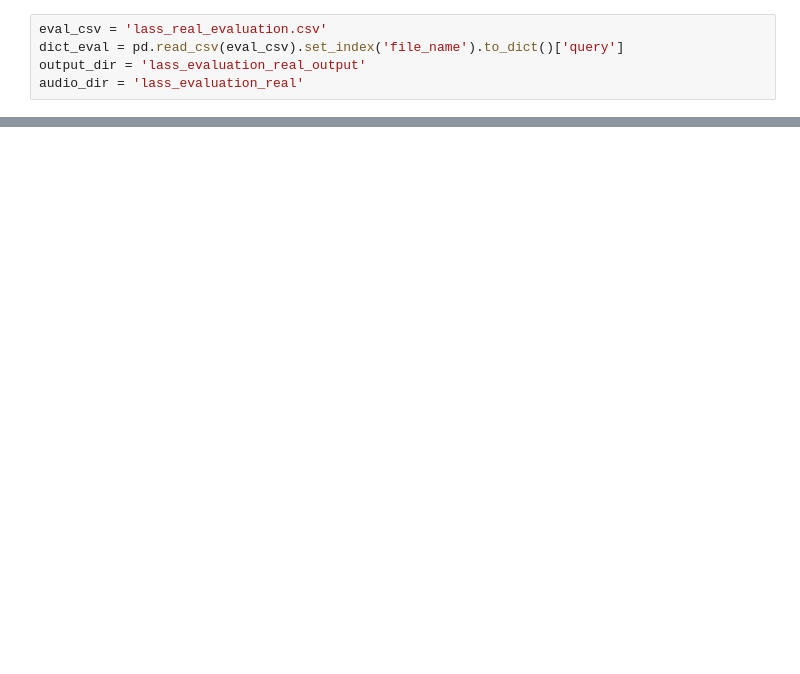
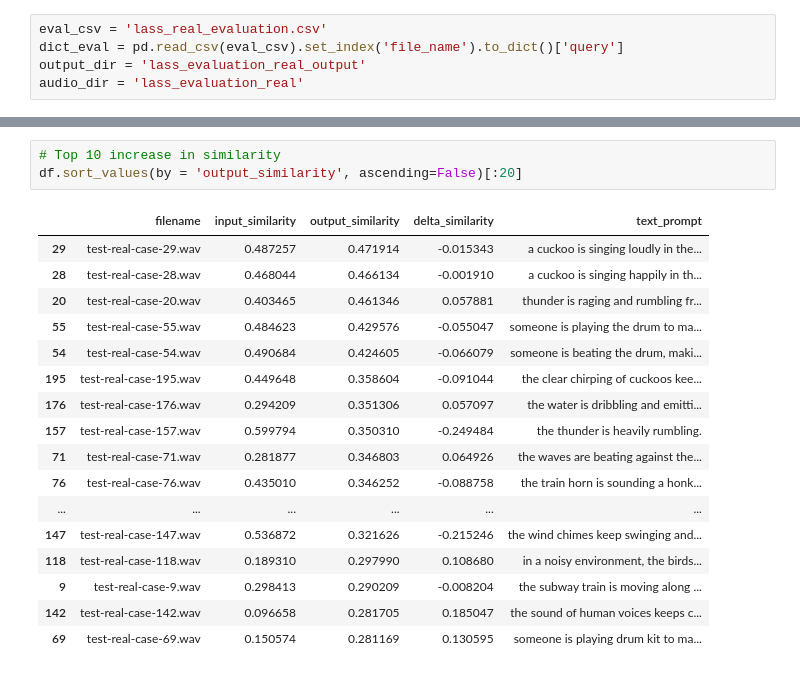
Before and after one commit to Vincent-La/lass-final-project, a Jupyter notebook: lass_demo.ipynb, the cells around one changed output, grey strips where cells are left out. Cells and saved outputs as stored; diff of their text form; blank space fills up the shorter version.

```diff
--- a/lass_demo.ipynb
+++ b/lass_demo.ipynb
@@ -124,0 +219,21 @@ df.sort_values(by = 'delta_similarity', ascending=False)[:10]
+# %%
+# Top 10 increase in similarity
+df.sort_values(by = 'output_similarity', ascending=False)[:20]
+# %% [output]
+|  | filename | input_similarity | output_similarity | delta_similarity | text_prompt |
+| 29 | test-real-case-29.wav | 0.487257 | 0.471914 | -0.015343 | a cuckoo is singing loudly in the... |
+| 28 | test-real-case-28.wav | 0.468044 | 0.466134 | -0.001910 | a cuckoo is singing happily in th... |
+| 20 | test-real-case-20.wav | 0.403465 | 0.461346 | 0.057881 | thunder is raging and rumbling fr... |
+| 55 | test-real-case-55.wav | 0.484623 | 0.429576 | -0.055047 | someone is playing the drum to ma... |
+| 54 | test-real-case-54.wav | 0.490684 | 0.424605 | -0.066079 | someone is beating the drum, maki... |
+| 195 | test-real-case-195.wav | 0.449648 | 0.358604 | -0.091044 | the clear chirping of cuckoos kee... |
+| 176 | test-real-case-176.wav | 0.294209 | 0.351306 | 0.057097 | the water is dribbling and emitti... |
+| 157 | test-real-case-157.wav | 0.599794 | 0.350310 | -0.249484 | the thunder is heavily rumbling. |
+| 71 | test-real-case-71.wav | 0.281877 | 0.346803 | 0.064926 | the waves are beating against the... |
+| 76 | test-real-case-76.wav | 0.435010 | 0.346252 | -0.088758 | the train horn is sounding a honk... |
+| ... | ... | ... | ... | ... | ... |
+| 147 | test-real-case-147.wav | 0.536872 | 0.321626 | -0.215246 | the wind chimes keep swinging and... |
+| 118 | test-real-case-118.wav | 0.189310 | 0.297990 | 0.108680 | in a noisy environment, the birds... |
+| 9 | test-real-case-9.wav | 0.298413 | 0.290209 | -0.008204 | the subway train is moving along ... |
+| 142 | test-real-case-142.wav | 0.096658 | 0.281705 | 0.185047 | the sound of human voices keeps c... |
+| 69 | test-real-case-69.wav | 0.150574 | 0.281169 | 0.130595 | someone is playing drum kit to ma... |
```
Also changed, not shown: parts of 9 cells of this notebook, 1 other file.
